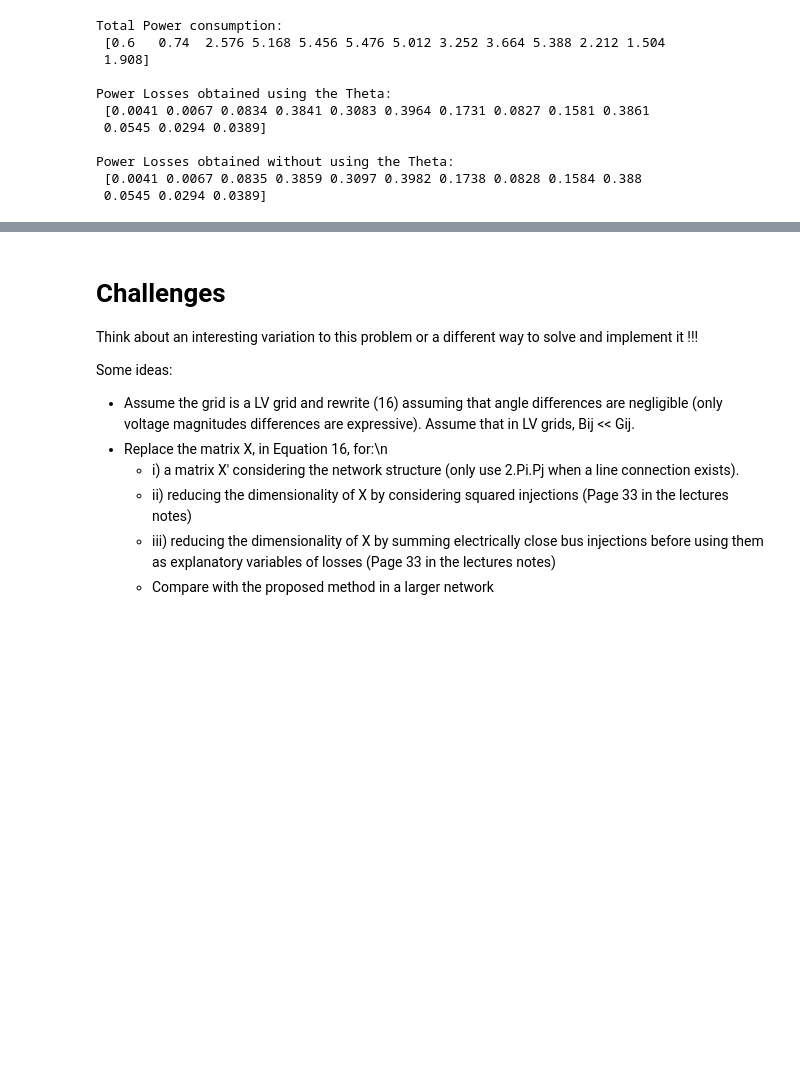
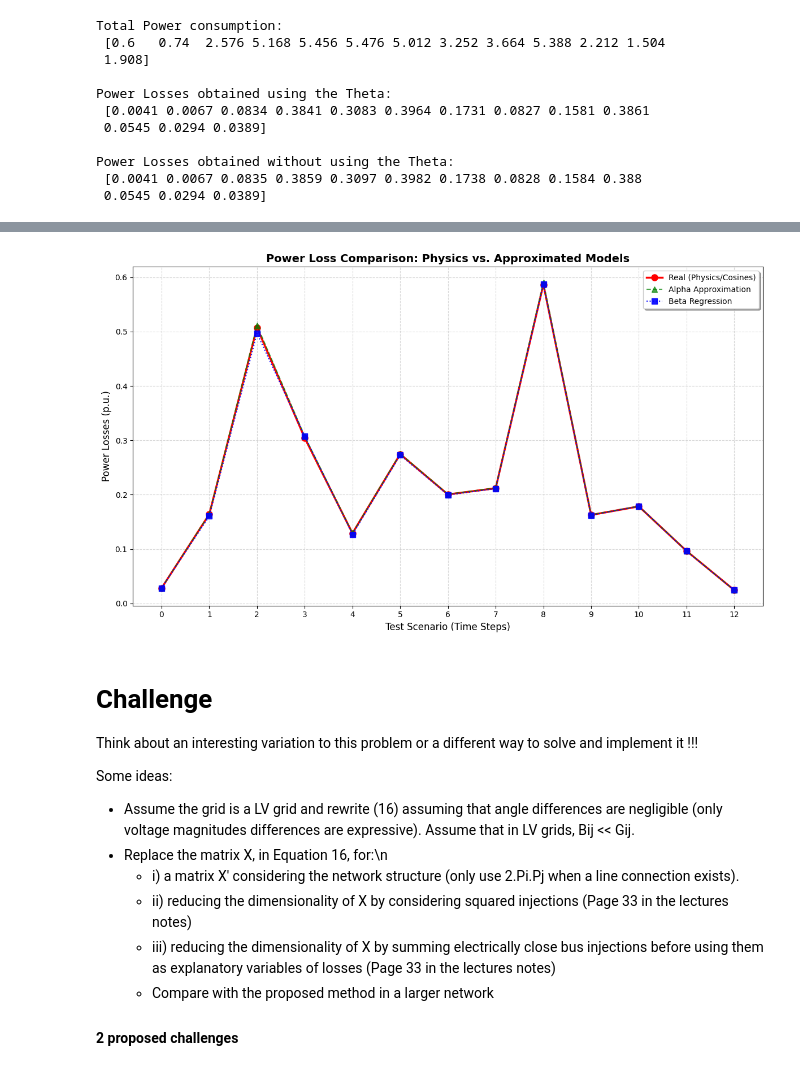
Before and after one commit to e4m8ch/ADRI, a Jupyter notebook: labs/lab2/Class2_Students.ipynb, the cells around one changed output, grey strips where cells are left out. Drawn from its saved outputs; the diff is of its cells as text; code cells hidden in the pictures; blank space fills up the shorter version.

```diff
--- a/labs/lab2/Class2_Students.ipynb
+++ b/labs/lab2/Class2_Students.ipynb
@@ -200,15 +211,15 @@ rLoss=np.zeros((time))
 alfa=np.dot(np.dot(np.dot(np.dot(np.linalg.inv(B),Cl),Gd),np.transpose(Cl)),np.linalg.inv(B))  #Used in Equation (15)
 
 for m in range (time):
-    PL[m]=np.dot(P[m,:],np.dot(alfa,np.transpose(P[m,:])))  #Power Losses using equation (15)
+    PL[m]=np.dot(Ptrain[m,:],np.dot(alfa,np.transpose(Ptrain[m,:])))  #Power Losses using equation (15)
 
-    teta[:,m]=np.dot(np.linalg.inv(B),np.transpose(P[m,:])) #Voltage angle (Teta). Equation (14)
+    teta[:,m]=np.dot(np.linalg.inv(B),np.transpose(Ptrain[m,:])) #Voltage angle (Teta). Equation (14)
 
     grau[:,m]=np.dot(np.transpose(Cl),teta[:,m])            #Voltage angle difference (Teta ij)
 
-    PL2[m]=np.dot(2*Gv,1-np.cos(grau[:,m]))                 #Power Losses using equation (13)
+    PL2[m]=np.dot(2*Gv,1-np.cos(grau[:,m])).item()          #Power Losses using equation (13)
 
-    PT[m]=np.sum([P[m,:]])                                  #Total Power
+    PT[m]=np.sum([Ptrain[m,:]])                                  #Total Power
 
     rLoss[m]=np.divide(PL2[m],PT[m])                        #Power Losses (%)
 
@@ -232,6 +243,9 @@ Power Losses obtained without using the Theta:
 
 ![Eq_LossFunction.PNG](attachment:Eq_LossFunction.PNG)
 # %%
+# Este bloco pega nos dados brutos e calcula o P quadratico, portanto a injeção local ao quadrado de cada bus, e as devidas combinações.
+
+
 Y = PL2.transpose()
 
 def build_injection_matrix(P):
@@ -247,7 +261,9 @@ def build_injection_matrix(P):
 
     return np.column_stack(X_cols)
 
-X = build_injection_matrix(P)
+X = build_injection_matrix(Ptrain)
 
-print(X)
+col_names = ['P1^2', 'P2^2', 'P3^2', 'P4^2', '2P1P2', '2P1P3', '2P1P4', '2P2P3', '2P2P4', '2P3P4']
+df_X = pd.DataFrame(X, columns=col_names)
+print(df_X)
 # %% [output]
@@ -305,0 +325,47 @@ TO BE DONE
+# %%
+time_test = Ptest.shape[0] # vai-me dar o número de linhas dos inputs do ficheiro excell
+teta_test = np.linalg.inv(B) @ Ptest.T
+grau_test = Cl.T @ teta_test
+Y_Metodo1_Real = np.zeros(time_test) ##  usa leis de kirchoff
+for m in range(time_test):
+    Y_Metodo1_Real[m] = np.sum(2 * Gv * (1 - np.cos(grau_test[:, m])))
+
+
+Y_Metodo2_Alfa = np.zeros(time_test) #### leva coeficientes teóricos
+for m in range(time_test):
+    Y_Metodo2_Alfa[m] = Ptest[m, :] @ alfa @ Ptest[m, :].T
+
+
+Y_Metodo3_Beta = Xtest @ beta ## usa-se os coeficientes de regressão, vetor coluna
+
+erro_abs_alfa = np.abs(Y_Metodo1_Real - Y_Metodo2_Alfa) ## erros esta linha e a proxuma
+erro_abs_beta = np.abs(Y_Metodo1_Real - Y_Metodo3_Beta)
+
+df_erros_detalhado = pd.DataFrame({
+    'real': Y_Metodo1_Real,
+    'alfa': erro_abs_alfa,
+    'beta': erro_abs_beta
+})
+
+# 3. Adicionar uma linha com a média (MAE) no final para resumo
+print("Table of Absolute Errors")
+print("-" * 40)
+print(df_erros_detalhado)
+print("-" * 40)
+print(f"Average error - alfa:{erro_abs_alfa.mean() * 100:.4f}%")
+print(f"Average error - beta: {erro_abs_beta.mean() * 100:.4f}%")
+
+plt.figure(figsize=(12, 7))
+plt.plot(Y_Metodo1_Real, 'ro-', label='Real (Physics/Cosines)', linewidth=2.5, markersize=8)
+plt.plot(Y_Metodo2_Alfa, 'g^--', label='Alpha Approximation', alpha=0.7, markersize=7)
+plt.plot(Y_Metodo3_Beta, 'bs:', label='Beta Regression', alpha=0.9, markersize=7)
+plt.title('Power Loss Comparison: Physics vs. Approximated Models', fontsize=14, fontweight='bold')
+plt.xlabel('Test Scenario (Time Steps)', fontsize=12)
+plt.ylabel('Power Losses (p.u.)', fontsize=12)
+plt.xticks(range(len(Y_Metodo1_Real)))
+plt.legend(loc='best', shadow=True)
+plt.grid(True, linestyle='--', alpha=0.5)
+
+plt.tight_layout()
+plt.show()
+# %% [output]
@@ -306,5 +391,6 @@ TO BE DONE
+[figure, added]
 # %% [markdown]
-# Challenges
+# Challenge
 Think about an interesting variation to this problem or a different way to solve and implement it !!!
 
 Some ideas:
@@ -314,3 +400,11 @@ Some ideas:
     - ii) reducing the dimensionality of X by considering squared injections (Page 33 in the lectures notes)
     - iii) reducing the dimensionality of X by summing electrically close bus injections before using them as explanatory variables of losses (Page 33 in the lectures notes)
     - Compare with the proposed method in a larger network
+
+
+
+
+
+
+#### 2 proposed challenges
+##
```
Also changed, not shown: parts of 28 cells of this notebook, 1 other file.
